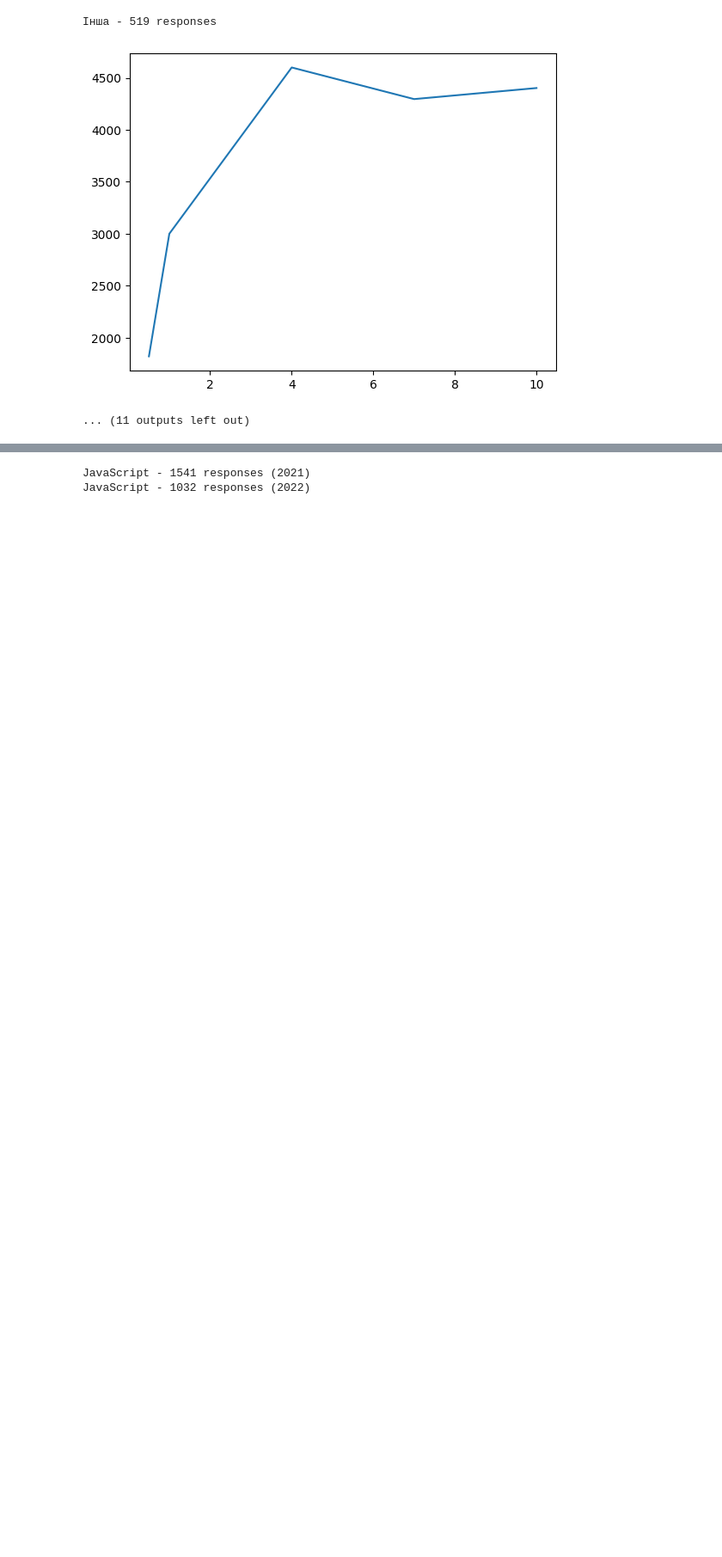
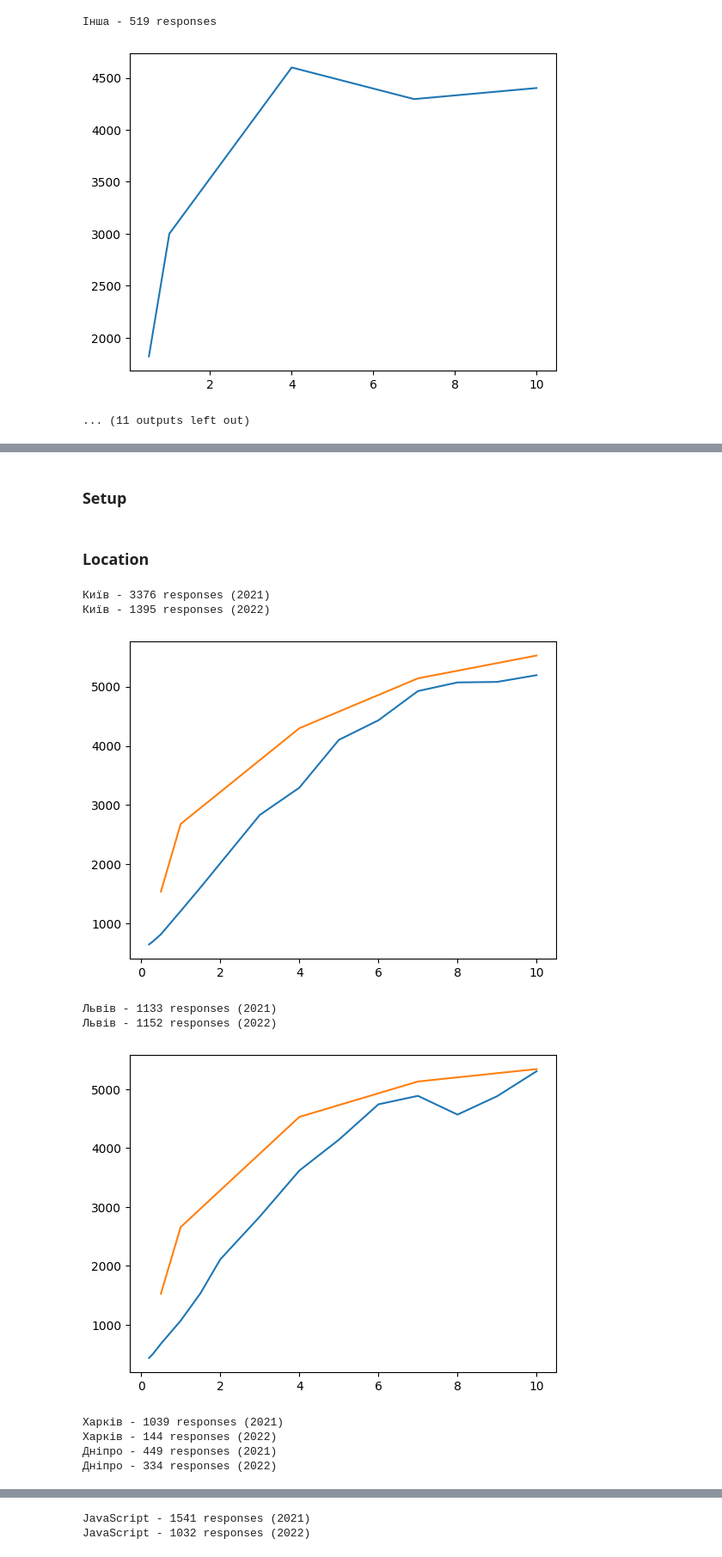
Before and after one commit to rizerphe-student/dev_datasets_analysis_project, a Jupyter notebook: notebook.ipynb, the cells around one changed output, grey strips where cells are left out. Shown at 86% size. Drawn from its saved outputs; the diff is of its cells as text; code cells hidden in the pictures; blank space fills up the shorter version.

```diff
--- a/notebook.ipynb
+++ b/notebook.ipynb
@@ -288,3 +316,5 @@ PHP - 538 responses
+# %% [markdown]
+### Setup
 # %%
 def sort_by_criteria_both(criteria1, criteria2, threshold=None):
     index_2021 = [0.2, 0.3, 0.5, 1, 1.5] + list(range(2, 11))
@@ -317,3 +347,18 @@ def sort_by_criteria_both(criteria1, criteria2, threshold=None):
             sorted_index_2022 = sorted(data_2022.index, key=lambda x: index_dict_2022[x])
             sub.plot(sorted(index_dict_2022[x] for x in data_2022.index), [data_2022[x] for x in sorted_index_2022])
             plt.show()
+# %% [markdown]
+### Location
+# %%
+sort_by_criteria_both('Де ви мешкаєте?', "city", 300)
+# %% [output]
+Київ - 3376 responses (2021)
+Київ - 1395 responses (2022)
+[figure, added]
+Львів - 1133 responses (2021)
+Львів - 1152 responses (2022)
+[figure, added]
+Харків - 1039 responses (2021)
+Харків - 144 responses (2022)
+Дніпро - 449 responses (2021)
+Дніпро - 334 responses (2022)
```
Also changed, not shown: parts of 33 cells of this notebook.
